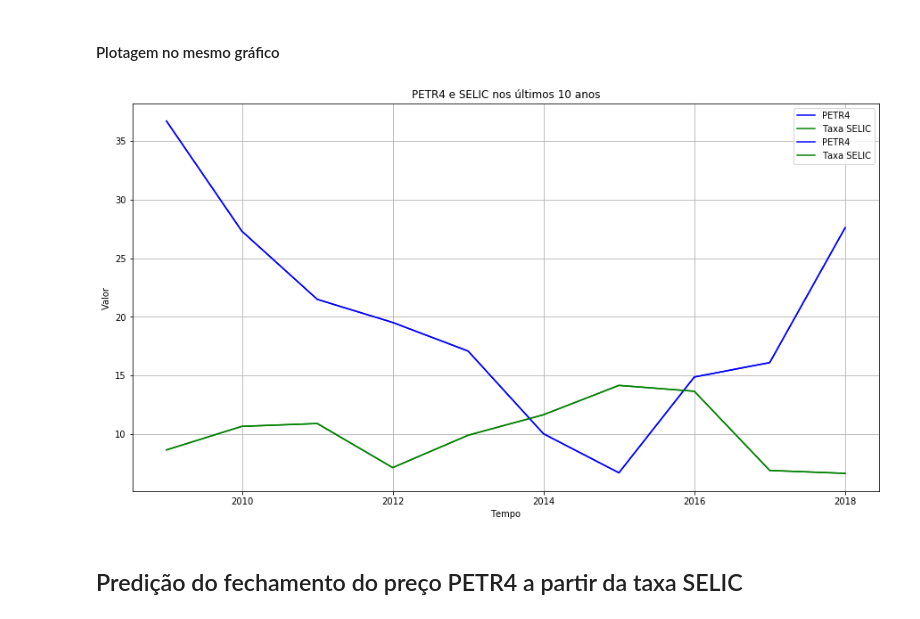
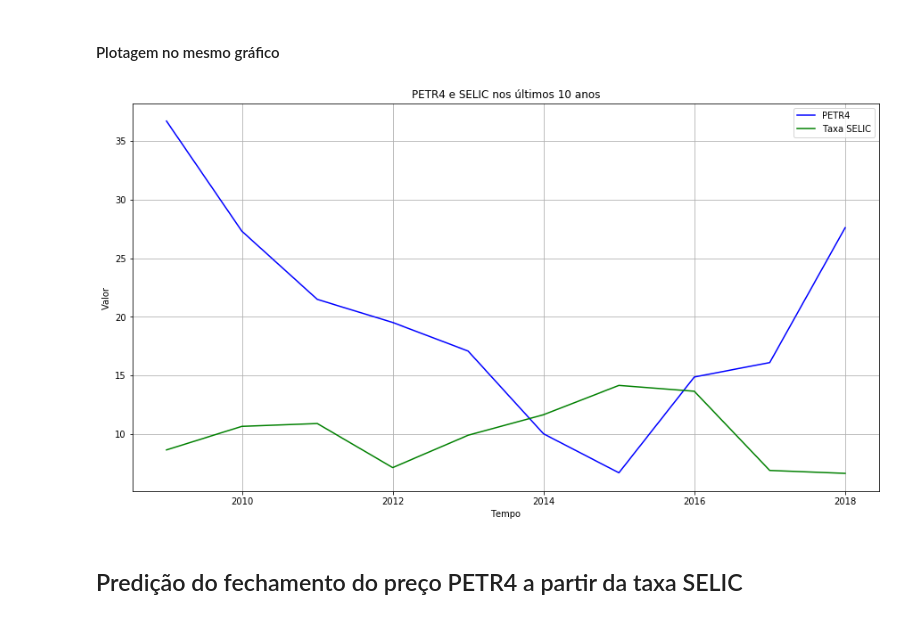
Before and after one commit to brunocampos01/challenge-back-end, a Jupyter notebook: challenge_aawz.ipynb, the cells around one changed output. Drawn from its saved outputs; the diff is of its cells as text; code cells hidden in the pictures.

Commit message:
update: legenda

```diff
--- a/challenge_aawz.ipynb
+++ b/challenge_aawz.ipynb
@@ -147,19 +147,16 @@ plt.show()
 # %%
 petr4_grafico = plt.plot(x_petr4, y_petr4, color='blue', label='PETR4')
 selic_grafico = plt.plot(x_selic, y_selic, color='green', label='Taxa SELIC')
-
-plt.plot(x_petr4, y_petr4, color='blue', label='PETR4')
-plt.plot(x_selic, y_selic, color='green', label='Taxa SELIC')
 
 plt.grid()
 plt.xlabel('Tempo')
 plt.ylabel('Valor')
 plt.title("PETR4 e SELIC nos últimos 10 anos")
 plt.legend(loc="upper right")
 plt.legend()
 plt.show()
 # %% [output]
-[figure, old version]
+[figure, new version]
 # %% [markdown]
 ## Predição do fechamento do preço PETR4 a partir da taxa SELIC
 # %%
```
Also changed, not shown: parts of 3 cells of this notebook, 1 other file.
